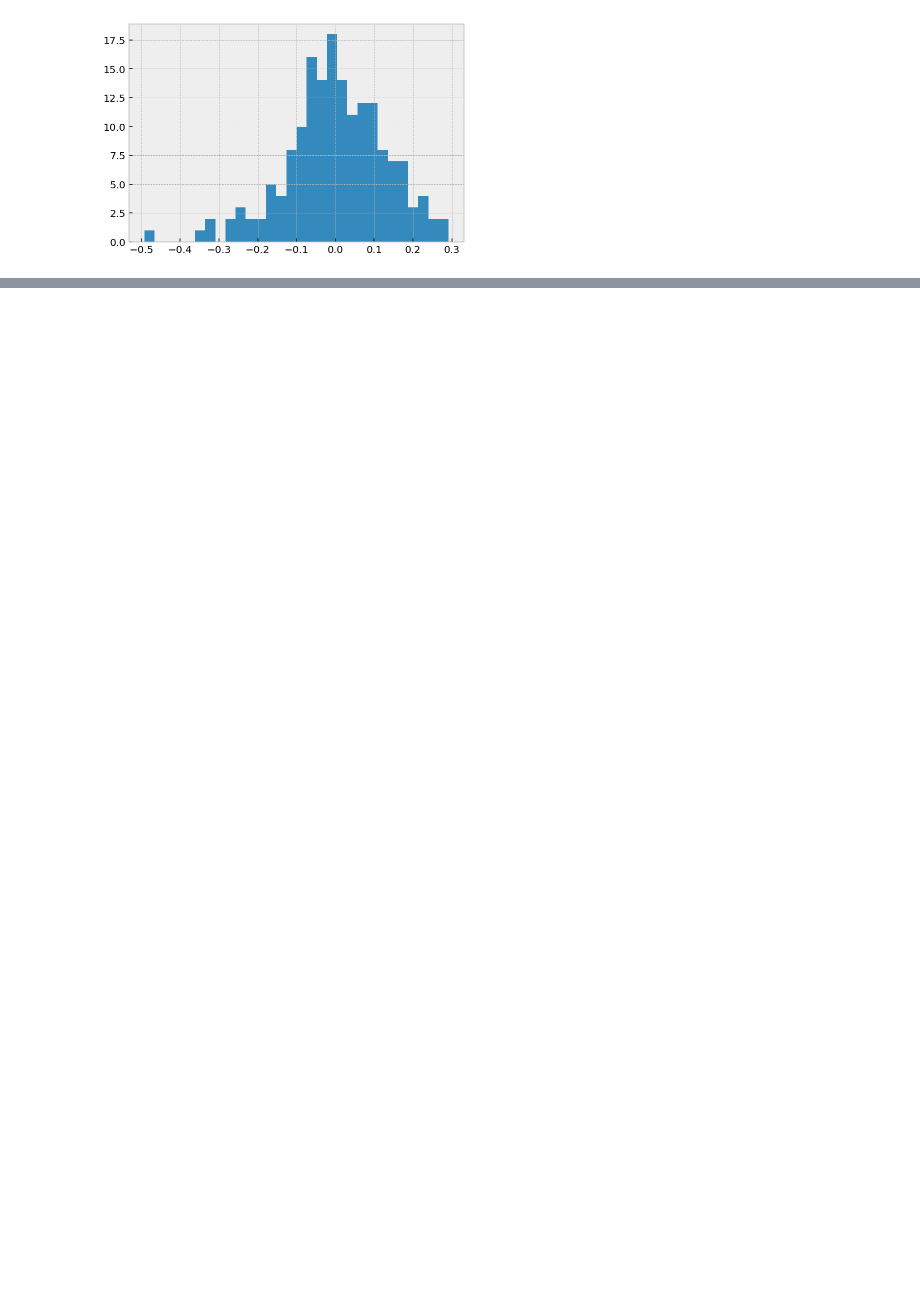
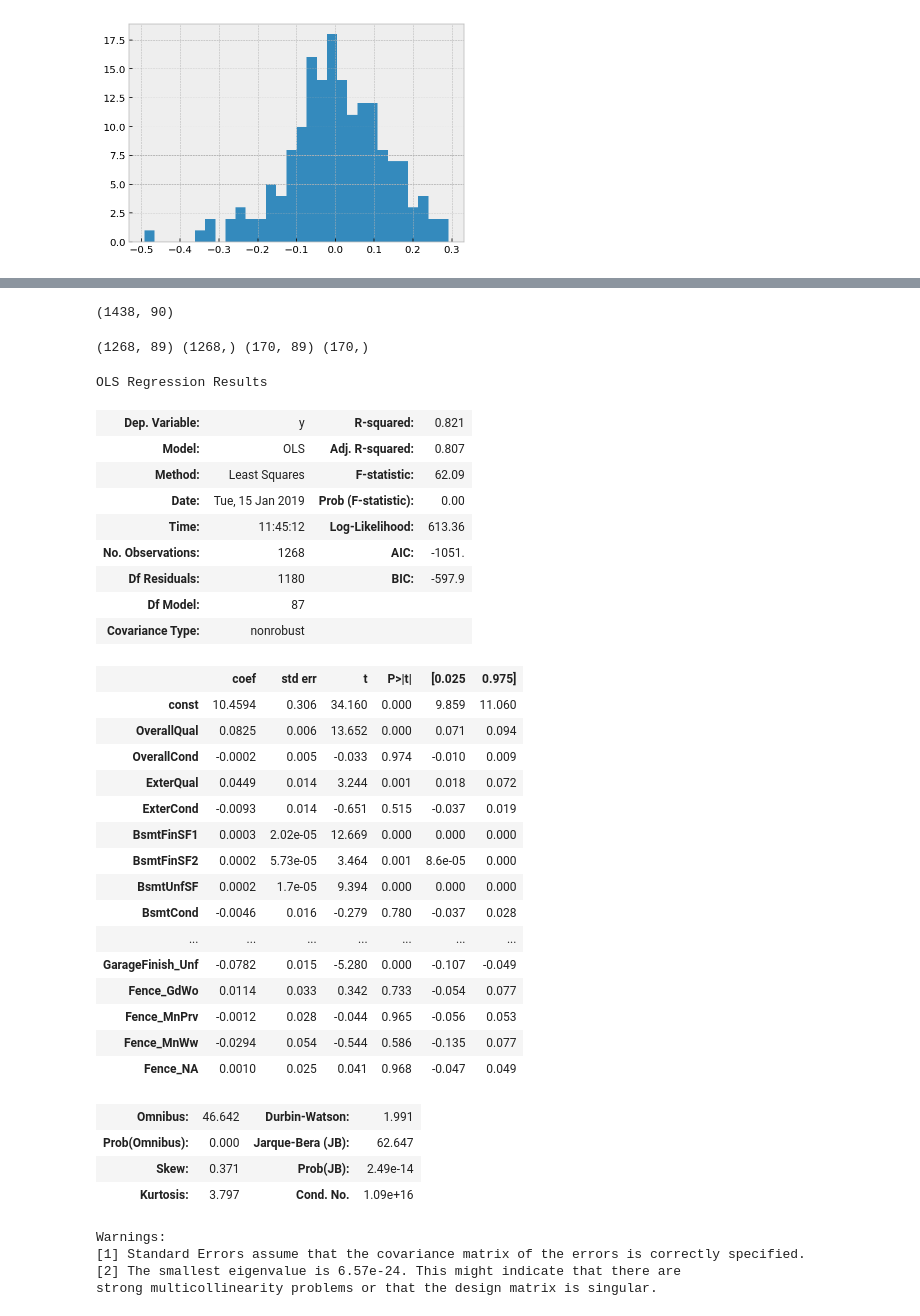
Before and after one commit to ppeyliang/ML-Ames-housing, a Jupyter notebook: project-03-starter.ipynb, the cells around one changed output, grey strips where cells are left out. Saved outputs shown, nothing was run; the diff lists cells and outputs as text; code cells hidden in the pictures; blank space fills up the shorter version.

```diff
--- a/project-03-starter.ipynb
+++ b/project-03-starter.ipynb
@@ -520,7 +512,7 @@ The residuals from the first model (training and testing) represent the variance
 - Investigate how much of the variance in price remaining is explained by these features.
 - Do you trust your model? Should it be used to evaluate which properties to buy and fix up?
 # %%
-# A:
+# Establish new DataFrame.
 renovate = [
     'OverallQual', 'OverallCond', 'RoofStyle', 'RoofMatl',
     'Exterior1st', 'Exterior2nd', 'MasVnrType',
@@ -528,5 +520,26 @@ renovate = [
     'BsmtFinSF1', 'BsmtFinSF2', 'BsmtUnfSF', 'BsmtCond',
     'Heating', 'HeatingQC', 'CentralAir', 'Electrical',
     'LowQualFinSF', 'KitchenQual', 'FireplaceQu', 'GarageFinish',
-    'GarageQual', 'GarageCond', 'PoolQC', 'Fence',
+    'GarageQual', 'GarageCond', 'PoolQC', 'Fence', 'YrSold'
 ]
+
+df_r = df[renovate]
+# %%
+# Map quality / condition variables.
+rank = [
+    'ExterQual', 'ExterCond', 'BsmtCond',
+    'HeatingQC', 'KitchenQual', 'FireplaceQu',
+    'GarageQual', 'GarageCond', 'PoolQC'
+]
+
+s = {
+    'NA': -1,
+    'Po': 0,
+    'Fa': 1,
+    'TA': 2,
+    'Gd': 3,
+    'Ex': 4
+}
+
+for column in rank:
+    df_r[column] = df_r[column].map(s)
@@ -532,0 +559,53 @@ renovate = [
+# %%
+df_r.shape
+# %% [output]
+(1438, 90)
+# %%
+# Create independent and dependent variables.
+X_train = df_r.query('YrSold < 2010').drop(['YrSold'], axis=1)
+X_test = df_r.query('YrSold >= 2010').drop(['YrSold'], axis=1)
+y_train = y_pred_train
+y_test = y_pred_test
+print(X_train.shape, y_train.shape, X_test.shape, y_test.shape)
+# %% [output]
+(1268, 89) (1268,) (170, 89) (170,)
+# %%
+# Calculate p-value by statsmodels.
+X_train_ols = sm.add_constant(X_train)
+model = sm.OLS(y_train, X_train_ols).fit()
+model.summary()
+# %% [output]
+OLS Regression Results
+| Dep. Variable: | y | R-squared: | 0.821 |
+| Model: | OLS | Adj. R-squared: | 0.807 |
+| Method: | Least Squares | F-statistic: | 62.09 |
+| Date: | Tue, 15 Jan 2019 | Prob (F-statistic): | 0.00 |
+| Time: | 11:45:12 | Log-Likelihood: | 613.36 |
+| No. Observations: | 1268 | AIC: | -1051. |
+| Df Residuals: | 1180 | BIC: | -597.9 |
+| Df Model: | 87 |  |  |
+| Covariance Type: | nonrobust |  |  |
+|  | coef | std err | t | P>|t| | [0.025 | 0.975] |
+| const | 10.4594 | 0.306 | 34.160 | 0.000 | 9.859 | 11.060 |
+| OverallQual | 0.0825 | 0.006 | 13.652 | 0.000 | 0.071 | 0.094 |
+| OverallCond | -0.0002 | 0.005 | -0.033 | 0.974 | -0.010 | 0.009 |
+| ExterQual | 0.0449 | 0.014 | 3.244 | 0.001 | 0.018 | 0.072 |
+| ExterCond | -0.0093 | 0.014 | -0.651 | 0.515 | -0.037 | 0.019 |
+| BsmtFinSF1 | 0.0003 | 2.02e-05 | 12.669 | 0.000 | 0.000 | 0.000 |
+| BsmtFinSF2 | 0.0002 | 5.73e-05 | 3.464 | 0.001 | 8.6e-05 | 0.000 |
+| BsmtUnfSF | 0.0002 | 1.7e-05 | 9.394 | 0.000 | 0.000 | 0.000 |
+| BsmtCond | -0.0046 | 0.016 | -0.279 | 0.780 | -0.037 | 0.028 |
+| ... | ... | ... | ... | ... | ... | ... |
+| GarageFinish_Unf | -0.0782 | 0.015 | -5.280 | 0.000 | -0.107 | -0.049 |
+| Fence_GdWo | 0.0114 | 0.033 | 0.342 | 0.733 | -0.054 | 0.077 |
+| Fence_MnPrv | -0.0012 | 0.028 | -0.044 | 0.965 | -0.056 | 0.053 |
+| Fence_MnWw | -0.0294 | 0.054 | -0.544 | 0.586 | -0.135 | 0.077 |
+| Fence_NA | 0.0010 | 0.025 | 0.041 | 0.968 | -0.047 | 0.049 |
+| Omnibus: | 46.642 | Durbin-Watson: | 1.991 |
+| Prob(Omnibus): | 0.000 | Jarque-Bera (JB): | 62.647 |
+| Skew: | 0.371 | Prob(JB): | 2.49e-14 |
+| Kurtosis: | 3.797 | Cond. No. | 1.09e+16 |
+Warnings:
+[1] Standard Errors assume that the covariance matrix of the errors is correctly specified.
+[2] The smallest eigenvalue is 6.57e-24. This might indicate that there are
+strong multicollinearity problems or that the design matrix is singular.
```
Also changed, not shown: parts of 22 cells of this notebook.
